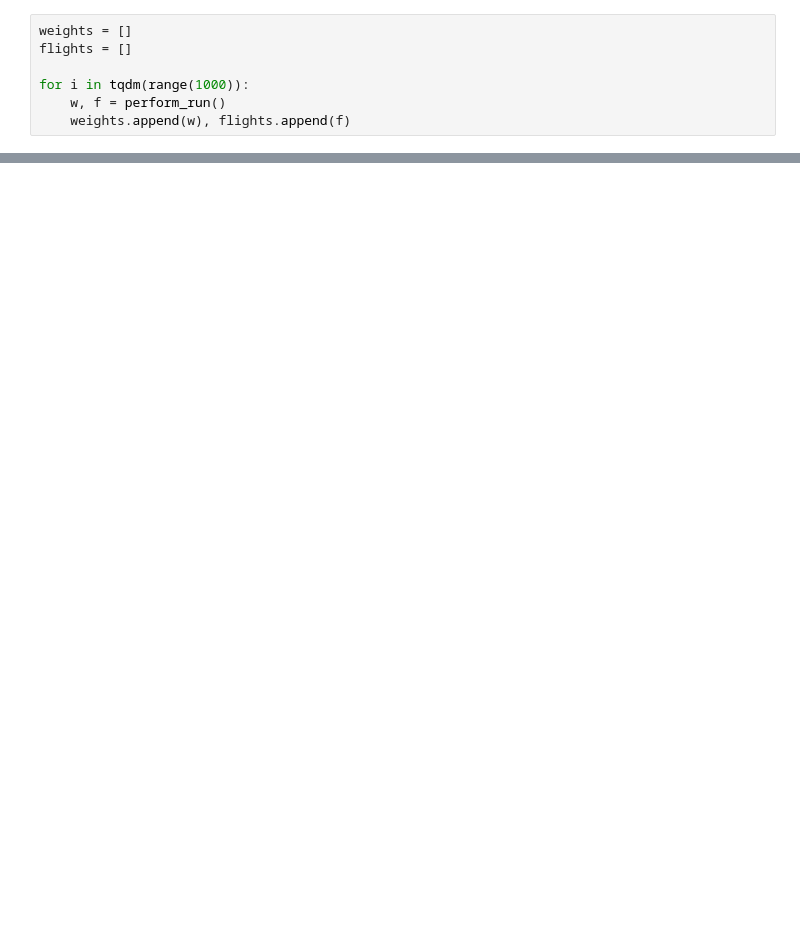
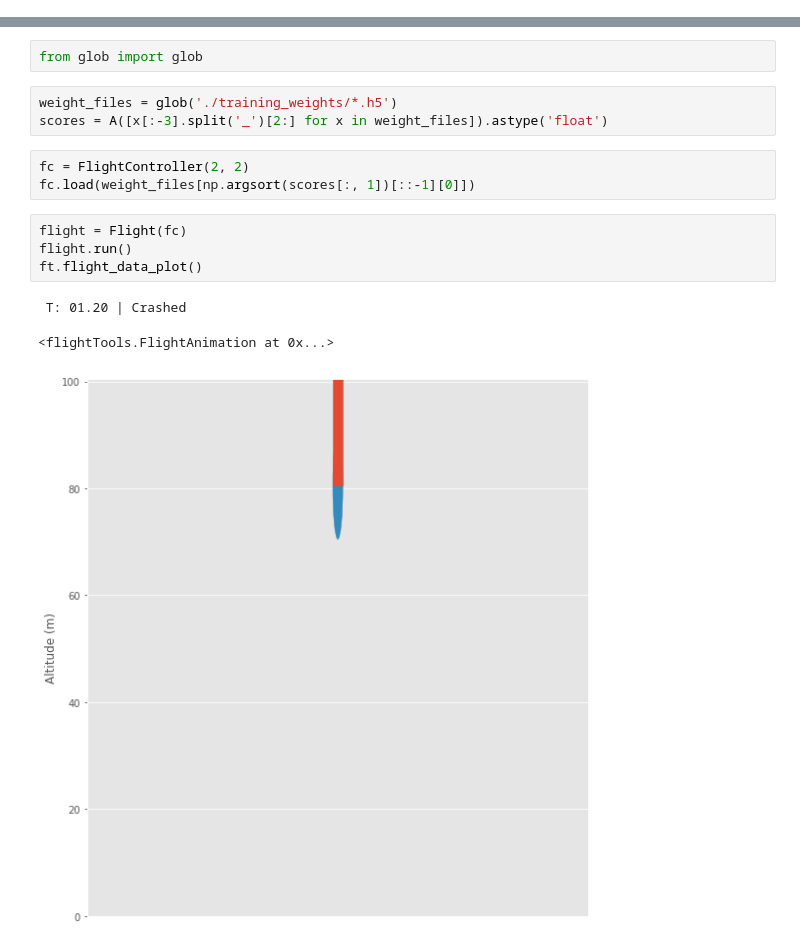
Before and after one commit to conor-or/rocket-science, a Jupyter notebook: Testing.ipynb, the cells around one changed output, grey strips where cells are left out. Drawn from its saved outputs; the diff is of its cells as text; blank space fills up the shorter version.

```diff
--- a/Testing.ipynb
+++ b/Testing.ipynb
@@ -50,7 +0,0 @@ def perform_run():
-# %%
-weights = []
-flights = []
-
-for i in tqdm(range(1000)):
-    w, f = perform_run()
-    weights.append(w), flights.append(f)
@@ -58,0 +357,16 @@ KeyboardInterrupt:
+# %%
+from glob import glob
+# %%
+weight_files = glob('./training_weights/*.h5')
+scores = A([x[:-3].split('_')[2:] for x in weight_files]).astype('float')
+# %%
+fc = FlightController(2, 2)
+fc.load(weight_files[np.argsort(scores[:, 1])[::-1][0]])
+# %%
+flight = Flight(fc)
+flight.run()
+ft.flight_data_plot()
+# %% [output]
+ T: 01.20 | Crashed
+<flightTools.FlightAnimation at 0x...>
+[figure, added]
```
Also changed, not shown: parts of 11 cells of this notebook, 2 other files.
